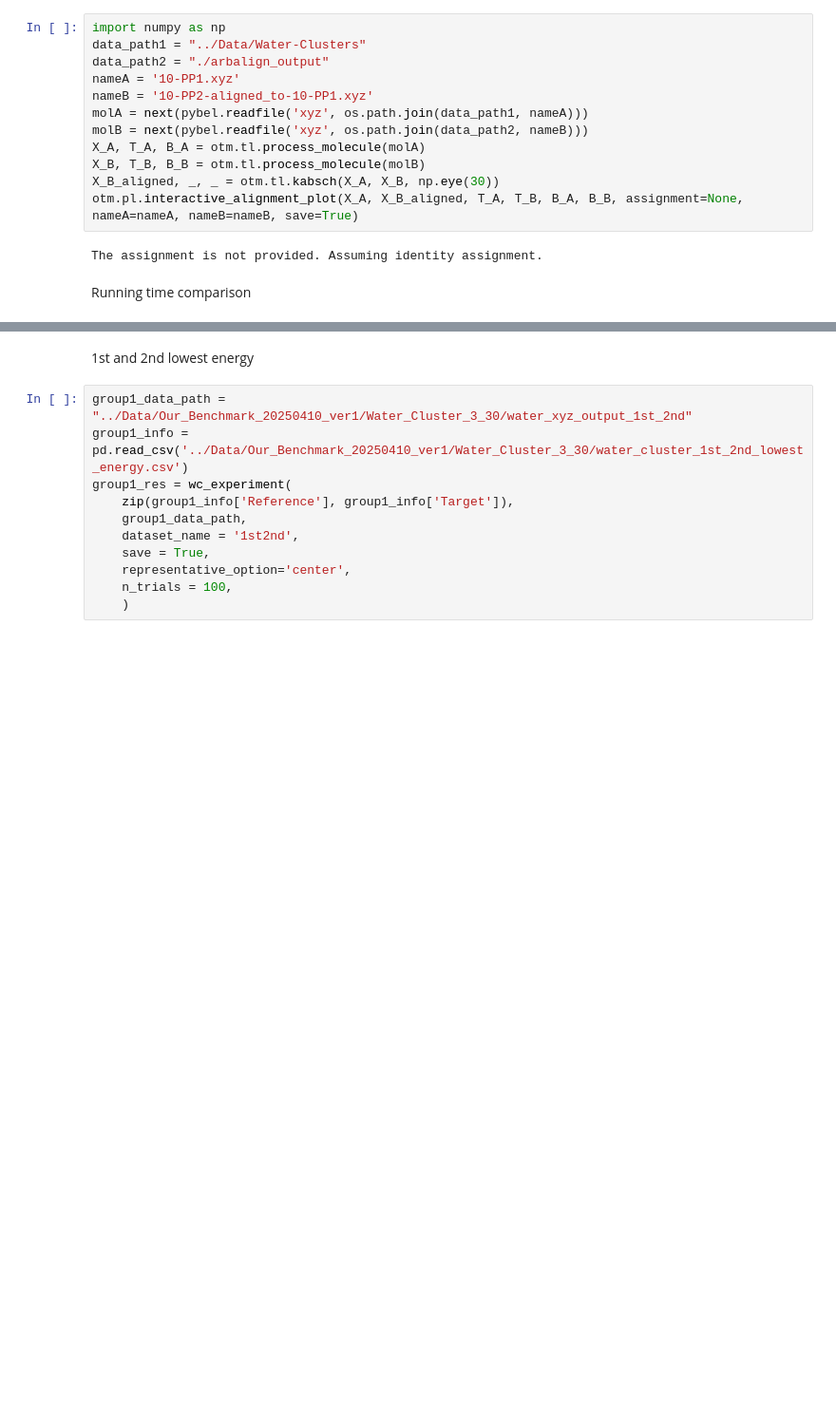
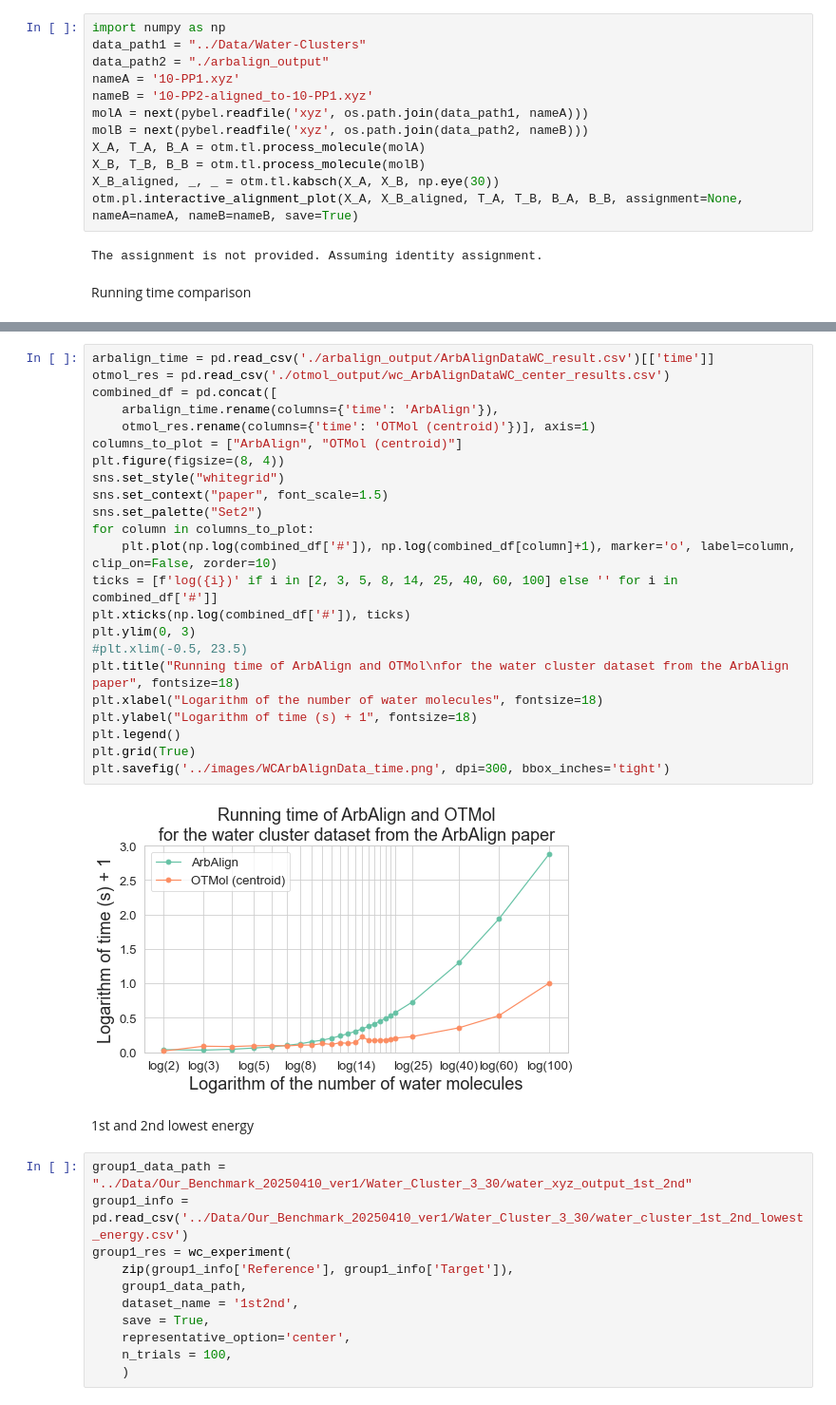
Before and after one commit to weixiaoqimath/otmol, a Jupyter notebook: experiment/otmol_WC.ipynb, the cells around one changed output, grey strips where cells are left out. Shown at 95% size. Cells and saved outputs as stored; diff of their text form; blank space fills up the shorter version.

Commit message:
log of graph

```diff
--- a/experiment/otmol_WC.ipynb
+++ b/experiment/otmol_WC.ipynb
@@ -238,3 +238,28 @@ plt.savefig('../images/WCArbAlignData_time.png', dpi=300, bbox_inches='tight')
+# %%
+arbalign_time = pd.read_csv('./arbalign_output/ArbAlignDataWC_result.csv')[['time']]
+otmol_res = pd.read_csv('./otmol_output/wc_ArbAlignDataWC_center_results.csv')
+combined_df = pd.concat([
+    arbalign_time.rename(columns={'time': 'ArbAlign'}),
+    otmol_res.rename(columns={'time': 'OTMol (centroid)'})], axis=1)
+columns_to_plot = ["ArbAlign", "OTMol (centroid)"]
+plt.figure(figsize=(8, 4))
+sns.set_style("whitegrid")
+sns.set_context("paper", font_scale=1.5)
+sns.set_palette("Set2")
+for column in columns_to_plot:
+    plt.plot(np.log(combined_df['#']), np.log(combined_df[column]+1), marker='o', label=column, clip_on=False, zorder=10)
+ticks = [f'log({i})' if i in [2, 3, 5, 8, 14, 25, 40, 60, 100] else '' for i in combined_df['#']]
+plt.xticks(np.log(combined_df['#']), ticks)
+plt.ylim(0, 3)
+#plt.xlim(-0.5, 23.5)
+plt.title("Running time of ArbAlign and OTMol\nfor the water cluster dataset from the ArbAlign paper", fontsize=18)
+plt.xlabel("Logarithm of the number of water molecules", fontsize=18)
+plt.ylabel("Logarithm of time (s) + 1", fontsize=18)
+plt.legend()
+plt.grid(True)
+plt.savefig('../images/WCArbAlignData_time.png', dpi=300, bbox_inches='tight')
+# %% [output]
+[figure, added]
 # %% [markdown]
 1st and 2nd lowest energy
 # %%
```
Also changed, not shown: parts of 2 cells of this notebook, 3 other files.
